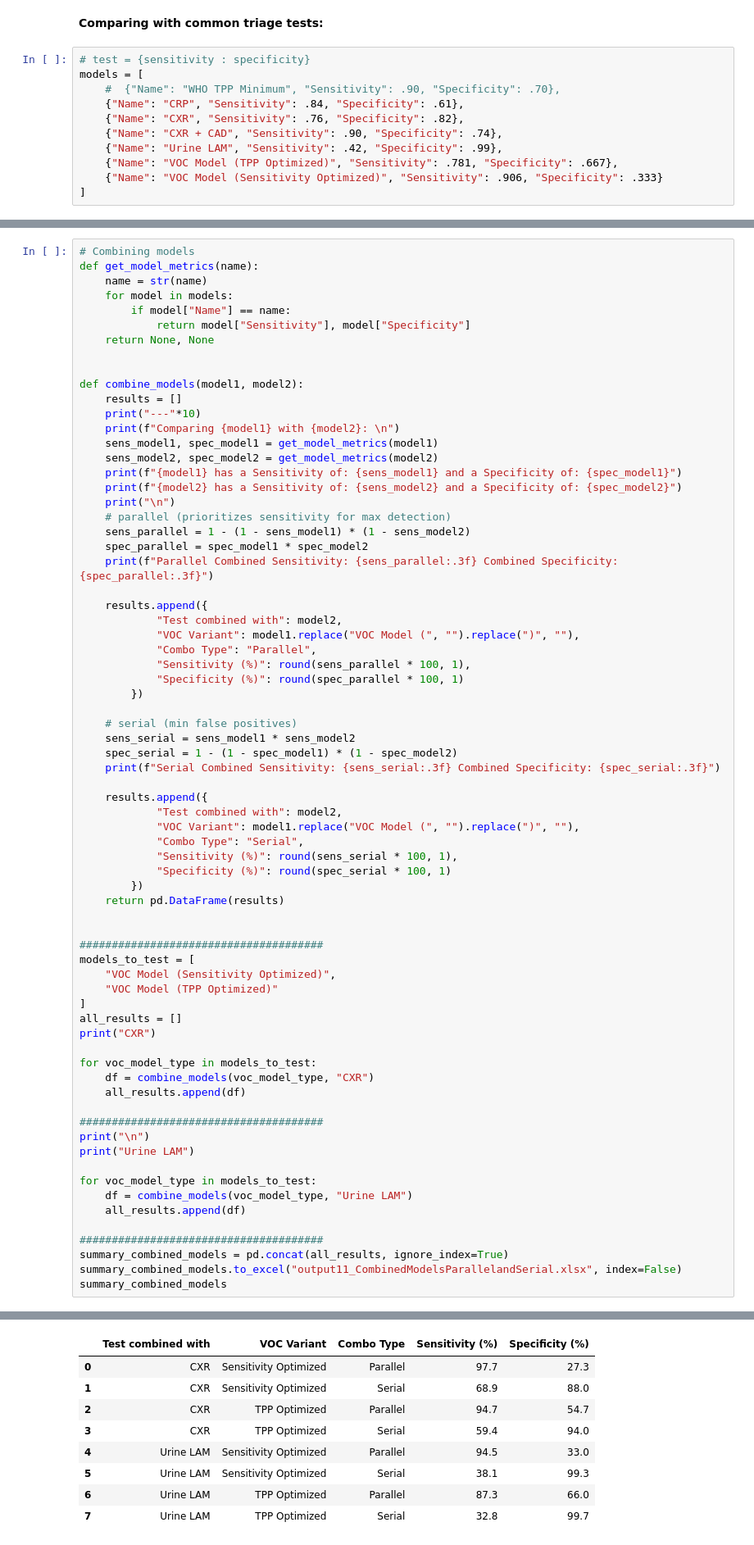
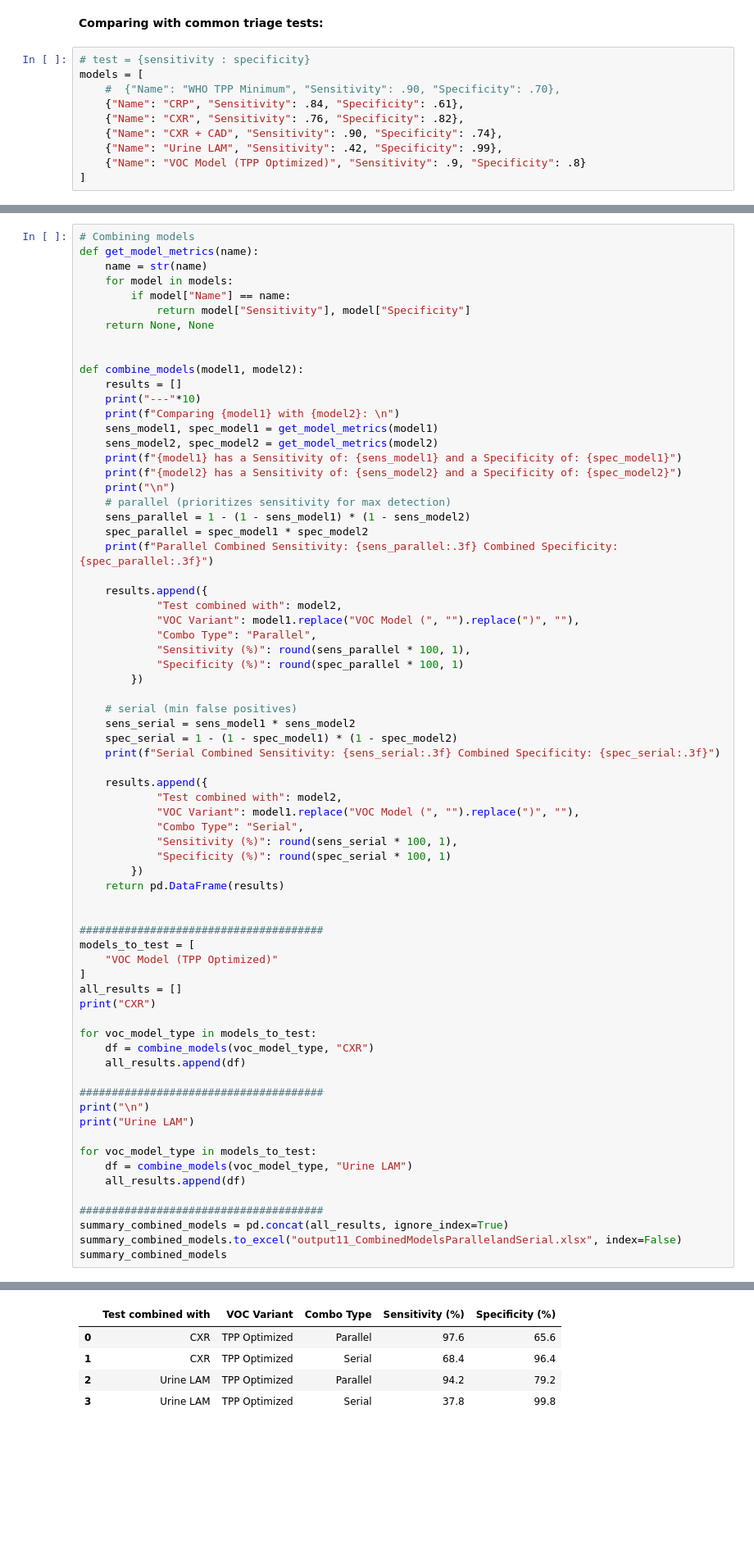
Before and after one commit to tyst-ucsf/capstone-project, a Jupyter notebook: 1e_Comparison.ipynb, the cells around one changed output, grey strips where cells are left out. Shown: that part at 82% size. Saved outputs shown, nothing was run; the diff lists cells and outputs as text; blank space fills up the shorter version.

```diff
--- a/1e_Comparison.ipynb
+++ b/1e_Comparison.ipynb
@@ -98,8 +98,7 @@ models = [
     {"Name": "CXR", "Sensitivity": .76, "Specificity": .82},
     {"Name": "CXR + CAD", "Sensitivity": .90, "Specificity": .74},
     {"Name": "Urine LAM", "Sensitivity": .42, "Specificity": .99},
-    {"Name": "VOC Model (TPP Optimized)", "Sensitivity": .781, "Specificity": .667},
-    {"Name": "VOC Model (Sensitivity Optimized)", "Sensitivity": .906, "Specificity": .333}
+    {"Name": "VOC Model (TPP Optimized)", "Sensitivity": .9, "Specificity": .8}
 ]
 # %%
 # Extract for plotting
@@ -257,7 +256,6 @@ def combine_models(model1, model2):
 
 ######################################
 models_to_test = [
-    "VOC Model (Sensitivity Optimized)",
     "VOC Model (TPP Optimized)"
 ]
 all_results = []
@@ -300,12 +298,8 @@ Serial Combined Sensitivity: 0.328 Combined Specificity: 0.997
 |  | Test combined with | VOC Variant | Combo Type | Sensitivity (%) | Specificity (%) |
-| 0 | CXR | Sensitivity Optimized | Parallel | 97.7 | 27.3 |
-| 1 | CXR | Sensitivity Optimized | Serial | 68.9 | 88.0 |
-| 2 | CXR | TPP Optimized | Parallel | 94.7 | 54.7 |
-| 3 | CXR | TPP Optimized | Serial | 59.4 | 94.0 |
-| 4 | Urine LAM | Sensitivity Optimized | Parallel | 94.5 | 33.0 |
-| 5 | Urine LAM | Sensitivity Optimized | Serial | 38.1 | 99.3 |
-| 6 | Urine LAM | TPP Optimized | Parallel | 87.3 | 66.0 |
-| 7 | Urine LAM | TPP Optimized | Serial | 32.8 | 99.7 |
+| 0 | CXR | TPP Optimized | Parallel | 97.6 | 65.6 |
+| 1 | CXR | TPP Optimized | Serial | 68.4 | 96.4 |
+| 2 | Urine LAM | TPP Optimized | Parallel | 94.2 | 79.2 |
+| 3 | Urine LAM | TPP Optimized | Serial | 37.8 | 99.8 |
 # %%
 # redoing this to include the TPP now
 models_data = [
```
Also changed, not shown: parts of 6 cells of this notebook, 21 other files.
